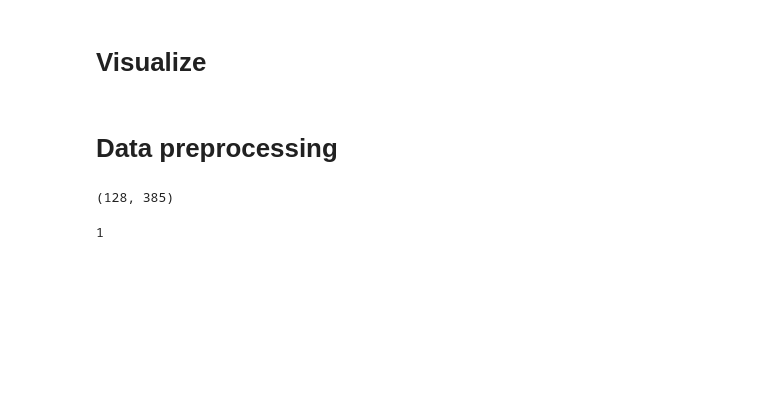
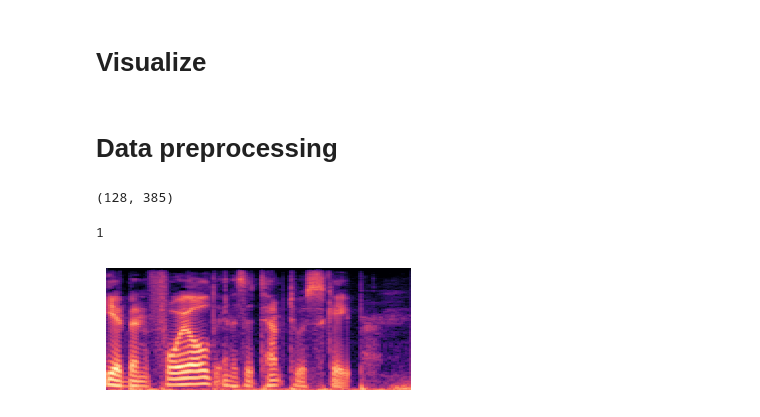
Before and after one commit to kty2001/Dacon, a Jupyter notebook: SW_ty/task.ipynb, the cells around one changed output. Drawn from its saved outputs; the diff is of its cells as text; code cells hidden in the pictures; blank space fills up the shorter version.

```diff
--- a/SW_ty/task.ipynb
+++ b/SW_ty/task.ipynb
@@ -213,3 +213,29 @@ else:
     print(0)
 # %% [output]
 1
+# %%
+# Mel Spectrogram visualize example
+
+audio_path1 = 'data/train/RUNQPNJF.ogg'
+audio_path2 = 'data/train/RDKEKEVX.ogg'
+audio_path3 = 'example/combine_sound.ogg'
+
+y1, sr1 = librosa.load(audio_path1, sr=32000)
+y2, sr2 = librosa.load(audio_path2, sr=32000)
+y3, sr3 = librosa.load(audio_path3, sr=32000)
+S1 = librosa.feature.melspectrogram(y=y1, sr=sr1, n_mels=128, fmax=8192)
+S2 = librosa.feature.melspectrogram(y=y2, sr=sr2, n_mels=128, fmax=8192)
+S3 = librosa.feature.melspectrogram(y=y3, sr=sr3, n_mels=128, fmax=8192)
+S_dB1 = librosa.power_to_db(S1, ref=np.max)
+S_dB2 = librosa.power_to_db(S2, ref=np.max)
+S_dB3 = librosa.power_to_db(S3, ref=np.max)
+
+plt.figure(figsize=(4, 2))
+librosa.display.specshow(S_dB1, x_axis='time', y_axis='mel', sr=sr1, fmax=8192)
+plt.tight_layout()
+plt.axis("off")
+plt.savefig(f'./example/melspec_{os.path.splitext(os.path.basename(audio_path1))[0]}.png', dpi=300, bbox_inches='tight', pad_inches=0)
+plt.show()
+plt.close()
+# %% [output]
+[figure, added]
```
Also changed, not shown: parts of 9 cells of this notebook, 15 other files.
